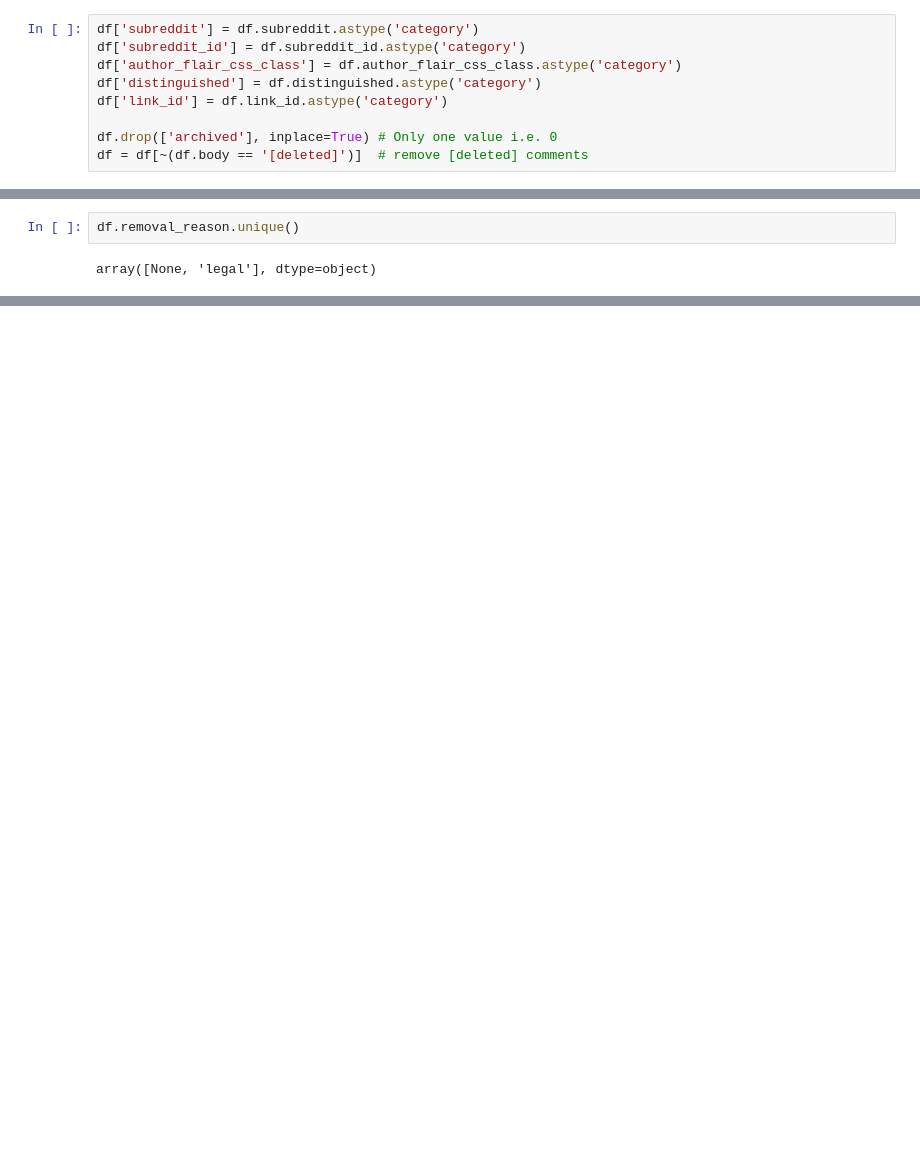
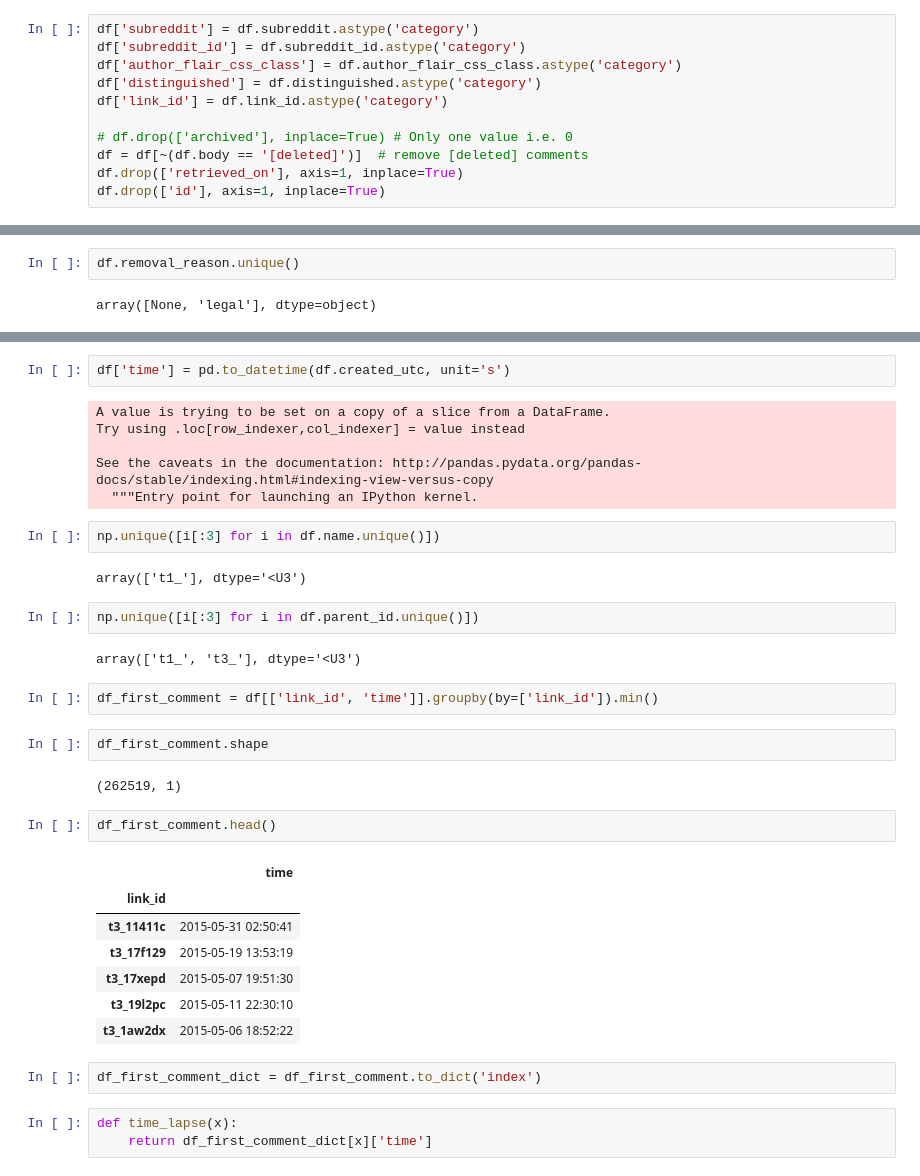
Before and after one commit to Prakhar-USF/ml-reddit, a Jupyter notebook: EDA_New_Data.ipynb, the cells around one changed output, grey strips where cells are left out. Cells and saved outputs as stored; diff of their text form; blank space fills up the shorter version.

```diff
--- a/EDA_New_Data.ipynb
+++ b/EDA_New_Data.ipynb
@@ -46,8 +46,10 @@ df['author_flair_css_class'] = df.author_flair_css_class.astype('category')
 df['distinguished'] = df.distinguished.astype('category')
 df['link_id'] = df.link_id.astype('category')
 
-df.drop(['archived'], inplace=True) # Only one value i.e. 0
+# df.drop(['archived'], inplace=True) # Only one value i.e. 0
 df = df[~(df.body == '[deleted]')]  # remove [deleted] comments
+df.drop(['retrieved_on'], axis=1, inplace=True)
+df.drop(['id'], axis=1, inplace=True)
 # %%
 df.shape
 # %% [output]
@@ -98,0 +100,37 @@ Name: score, dtype: float64
+# %%
+df['time'] = pd.to_datetime(df.created_utc, unit='s')
+# %% [output]
+A value is trying to be set on a copy of a slice from a DataFrame.
+Try using .loc[row_indexer,col_indexer] = value instead
+
+See the caveats in the documentation: http://pandas.pydata.org/pandas-docs/stable/indexing.html#indexing-view-versus-copy
+  """Entry point for launching an IPython kernel.
+# %%
+np.unique([i[:3] for i in df.name.unique()])
+# %% [output]
+array(['t1_'], dtype='<U3')
+# %%
+np.unique([i[:3] for i in df.parent_id.unique()])
+# %% [output]
+array(['t1_', 't3_'], dtype='<U3')
+# %%
+df_first_comment = df[['link_id', 'time']].groupby(by=['link_id']).min()
+# %%
+df_first_comment.shape
+# %% [output]
+(262519, 1)
+# %%
+df_first_comment.head()
+# %% [output]
+|  | time |
+| link_id |  |
+| t3_11411c | 2015-05-31 02:50:41 |
+| t3_17f129 | 2015-05-19 13:53:19 |
+| t3_17xepd | 2015-05-07 19:51:30 |
+| t3_19l2pc | 2015-05-11 22:30:10 |
+| t3_1aw2dx | 2015-05-06 18:52:22 |
+# %%
+df_first_comment_dict = df_first_comment.to_dict('index')
+# %%
+def time_lapse(x):
+    return df_first_comment_dict[x]['time']
```
Also changed, not shown: parts of 16 cells of this notebook.
